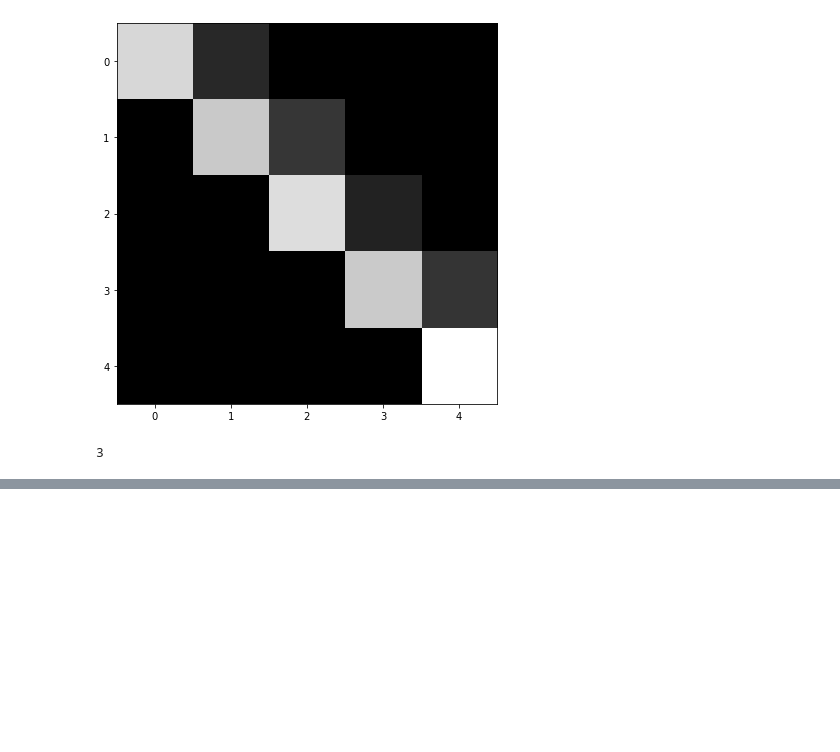
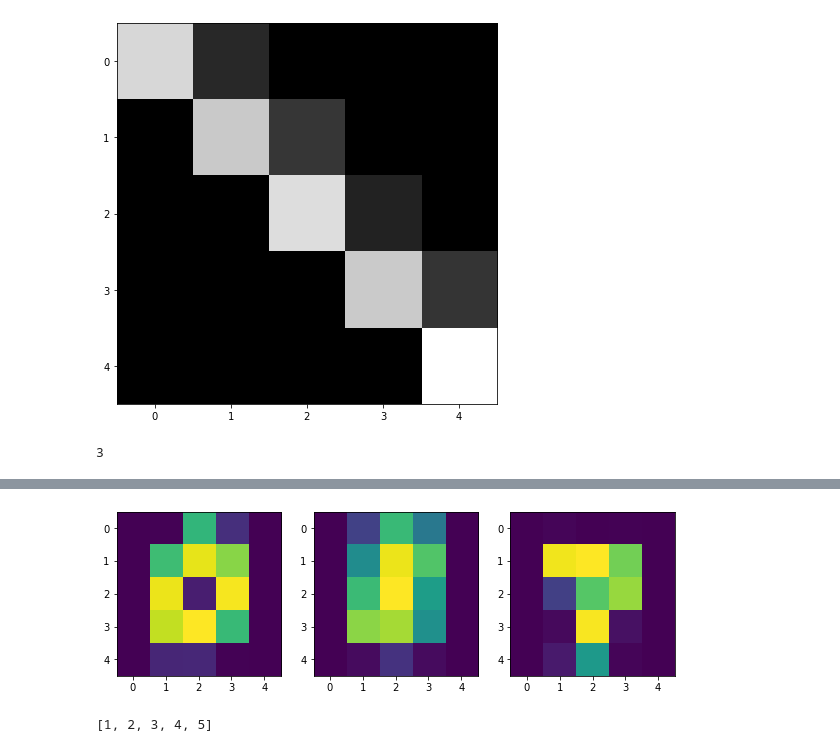
Before and after one commit to sbouden/MSBGD, a Jupyter notebook: MDI341_Machine Learning avancé/HMM_chaines de Mark/TP Markov_Sonia BOUDEN.ipynb, the cells around one changed output, grey strips where cells are left out. Drawn from its saved outputs; the diff is of its cells as text; code cells hidden in the pictures; blank space fills up the shorter version.

```diff
--- a/MDI341_Machine Learning avancé/HMM_chaines de Mark/TP Markov_Sonia BOUDEN.ipynb
+++ b/MDI341_Machine Learning avancé/HMM_chaines de Mark/TP Markov_Sonia BOUDEN.ipynb
@@ -377,0 +481,18 @@ plt.imshow(j)
+# %%
+data = {'B0': B0,
+        'B1': B1,
+        'B7': B7}
+
+plt.figure(figsize=(10,10))
+
+plt.subplot(131)
+plt.imshow(v@data['B0'])
+
+plt.subplot(132)
+plt.imshow(v@data['B1'])
+
+plt.subplot(133)
+plt.imshow(v@data['B7'])
+plt.show()
+# %% [output]
+[figure, added]
@@ -378 +506,13 @@ plt.imshow(j)
+# %%
+def generate_seq():
+    seq = []
+    state = 0
+    while state !=5:
+        n_state = etat_suivant_q(state,A0)
+        seq.append(n_state)
+        state = n_state
+    return seq
+generate_seq()
+# %% [output]
+[1, 2, 3, 4, 5]
 # %%
```
Also changed, not shown: parts of 71 cells of this notebook.
